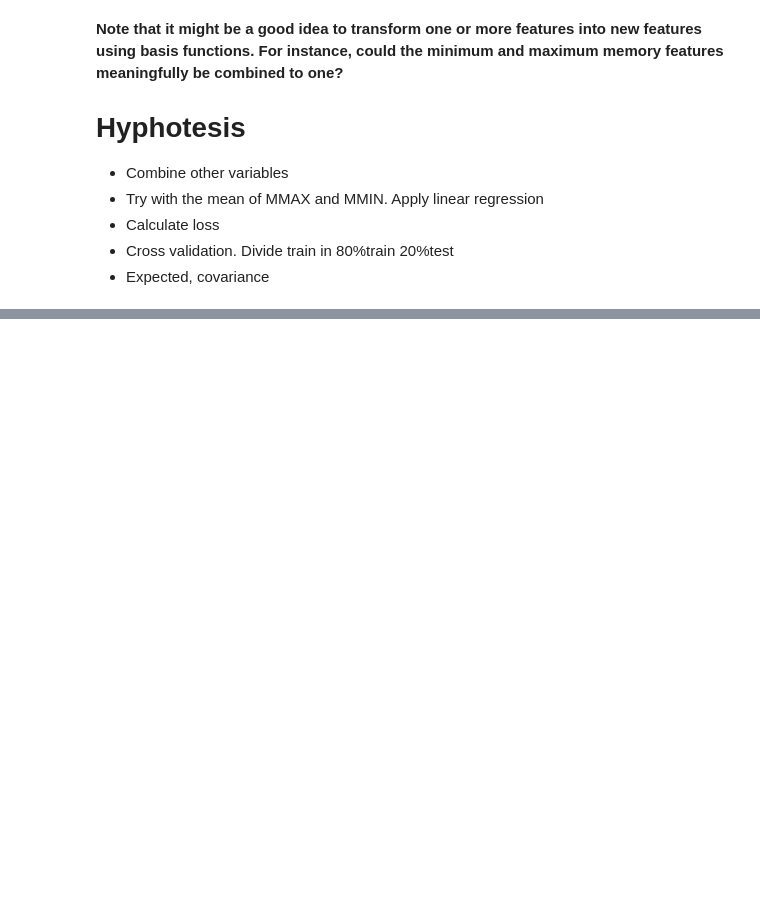
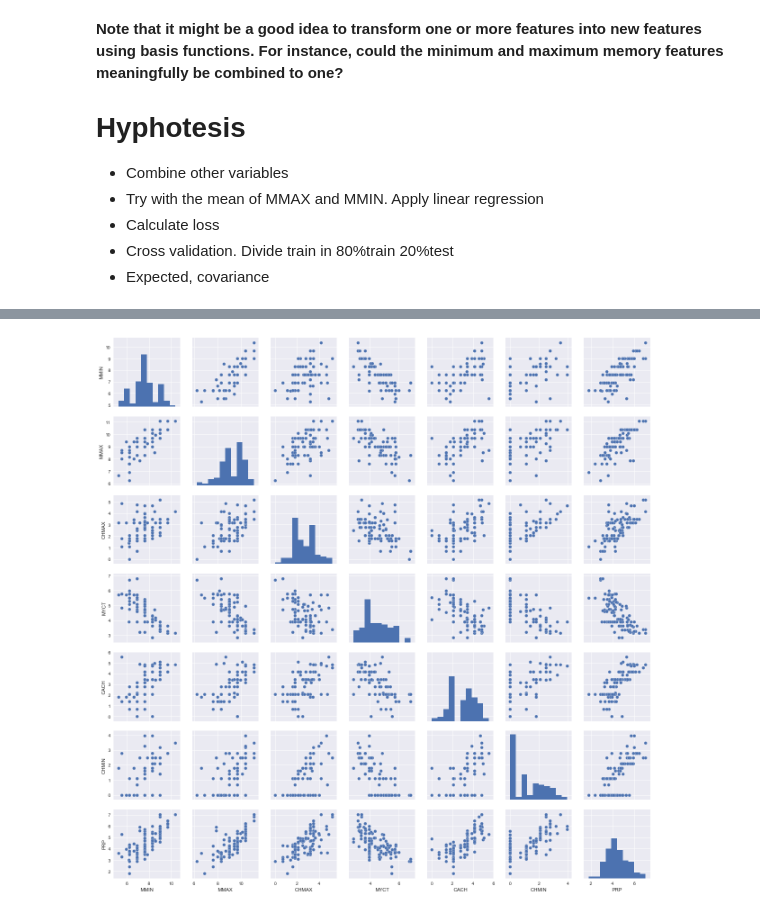
Before and after one commit to maclanzallamas/MachineLearningCourseWork, a Jupyter notebook: Regression/Regression.ipynb, the cells around one changed output, grey strips where cells are left out. Cells and saved outputs as stored; diff of their text form; code cells hidden in the pictures; blank space fills up the shorter version.

```diff
--- a/Regression/Regression.ipynb
+++ b/Regression/Regression.ipynb
@@ -427,0 +299,9 @@ np.savetxt('my_submission.csv', y_pred_pp, fmt='%d,%f', delimiter=",",
+# %%
+
+dflog = np.log(df)
+sns.set()
+cols = ['MMIN', 'MMAX', 'CHMAX', 'MYCT', 'CACH', 'CHMIN', 'PRP']
+sns.pairplot(dflog[cols], size = 2.5)
+plt.show();
+# %% [output]
+[figure, added]
```
Also changed, not shown: parts of 54 cells of this notebook, 1 other file.
